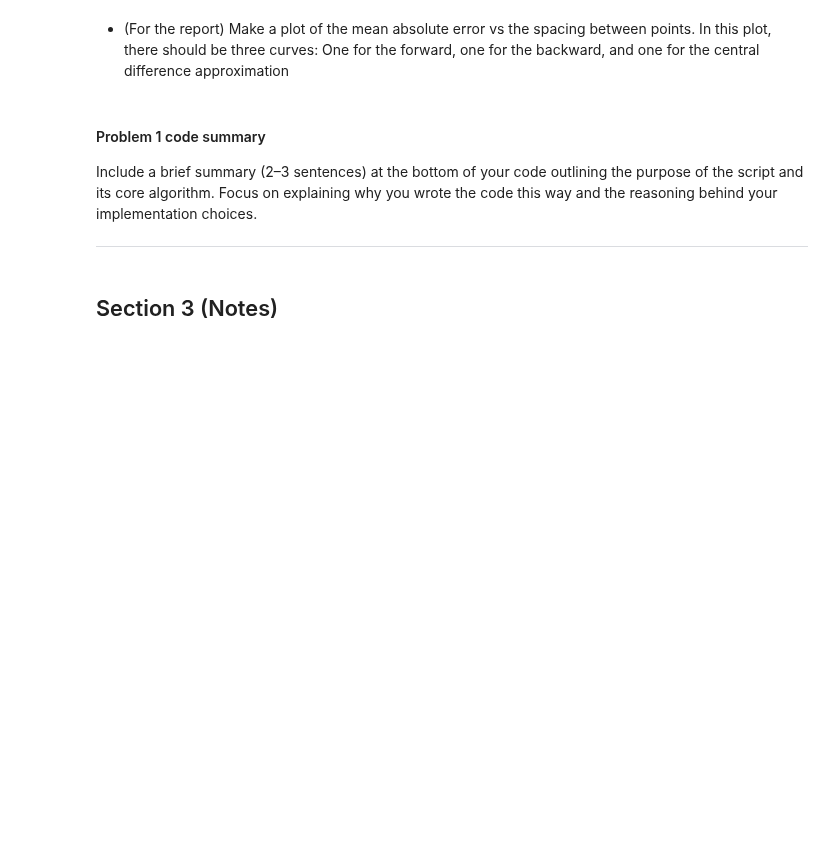
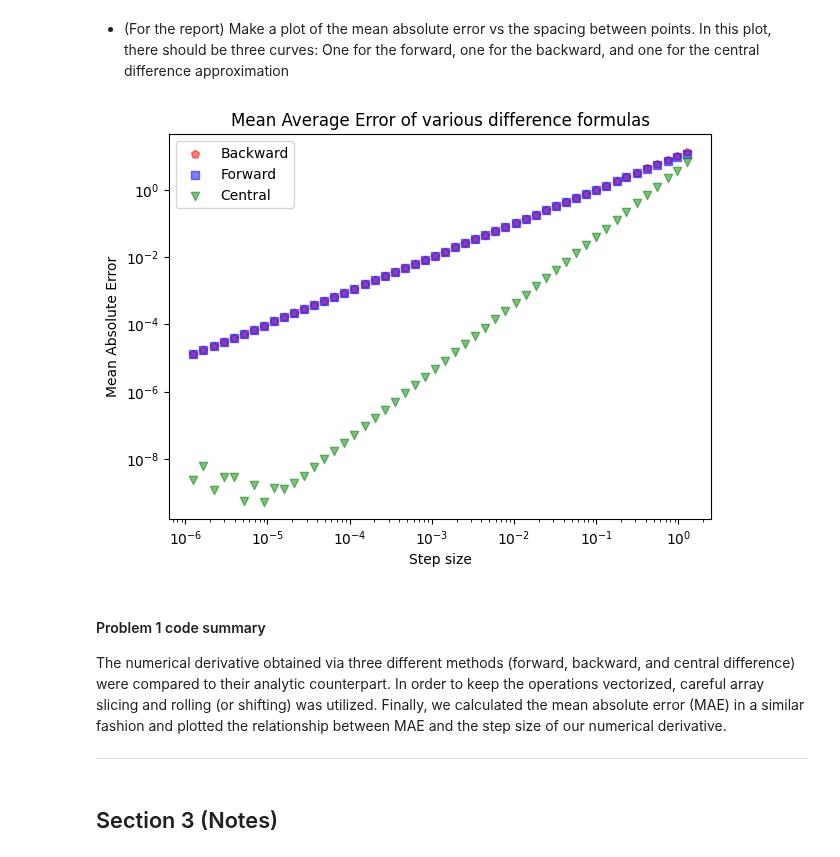
Before and after one commit to CJ4ke/AP155_TX1_1sAY2627, a Jupyter notebook: Rivera/Exercise 4/4Derivatives_RIVERA.ipynb, the cells around one changed output. Drawn from its saved outputs; the diff is of its cells as text; code cells hidden in the pictures; blank space fills up the shorter version.

```diff
--- a/Rivera/Exercise 4/4Derivatives_RIVERA.ipynb
+++ b/Rivera/Exercise 4/4Derivatives_RIVERA.ipynb
@@ -176,26 +214,48 @@ print(resolution)
 # %% [markdown]
 - (For the report) Make a plot of the mean absolute error vs the spacing between points. In this plot, there should be three curves: One for the forward, one for the backward, and one for the central difference approximation
+# %%
+resolution = np.logspace(1, 7, 50, dtype=int) # we generate an evenly spaced (in log-space) resolution list
+step_size = 4*np.pi/resolution # reminder: 4*pi because that is our domain
+
+mga_MAE = []
+
+for res in resolution:
+    x = np.linspace(0, 4*np.pi, res)
+    y = analytic_diff(x)
+    maes = calculate_mae(x, f, diff)
+    mga_MAE.append(maes)
+
+# we can uncomment this to show the datapoints
+# df = pd.DataFrame(mga_MAE, index = resolution, columns = mae_label)
+# print(df)
+
+mga_MAE = np.transpose(mga_MAE) # we do this for easier plotting later
 # %%
 # print(step_size)
 plot_settings = [("red", 0.5, "p", "Backward"),
                  ("blue", 0.5, "s", "Forward"),
                  ("green", 0.5, "v", "Central")]
 
 fig, ax = plt.subplots(figsize = (7,5))
 for mae, (color, alpha, marker, label) in zip(mga_MAE, plot_settings):
     ax.scatter(step_size, mae, c=color, alpha=alpha, marker=marker, label=label)
     # print(mae)
 
 ax.legend()
+ax.title
 ax.set_xscale('log')
 ax.set_yscale('log')
-ax.set_ylabel("$f'(x)$")
-ax.set_xlabel("x")
+ax.set_ylabel("Mean Absolute Error")
+ax.set_xlabel("Step size")
+ax.set_title("Mean Average Error of various difference formulas")
+plt.savefig("mae_step.png")
 plt.show()
+# %% [output]
+[figure, added]
 # %% [markdown]
 #### Problem 1 code summary
 
-Include a brief summary (2–3 sentences) at the bottom of your code outlining the purpose of the script and its core algorithm. Focus on explaining why you wrote the code this way and the reasoning behind your implementation choices.
+The numerical derivative obtained via three different methods (forward, backward, and central difference) were compared to their analytic counterpart. In order to keep the operations vectorized, careful array slicing and rolling (or shifting) was utilized. Finally, we calculated the mean absolute error (MAE) in a similar fashion and plotted the relationship between MAE and the step size of our numerical derivative.
 
 ---
 # %% [markdown]
```
Also changed, not shown: parts of 13 cells of this notebook, 2 other files.
